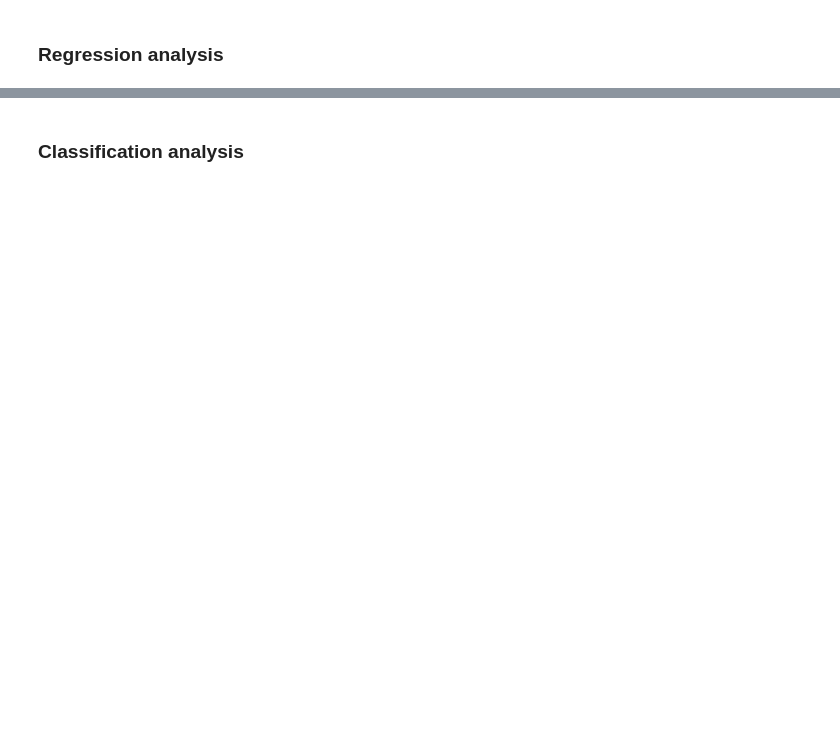
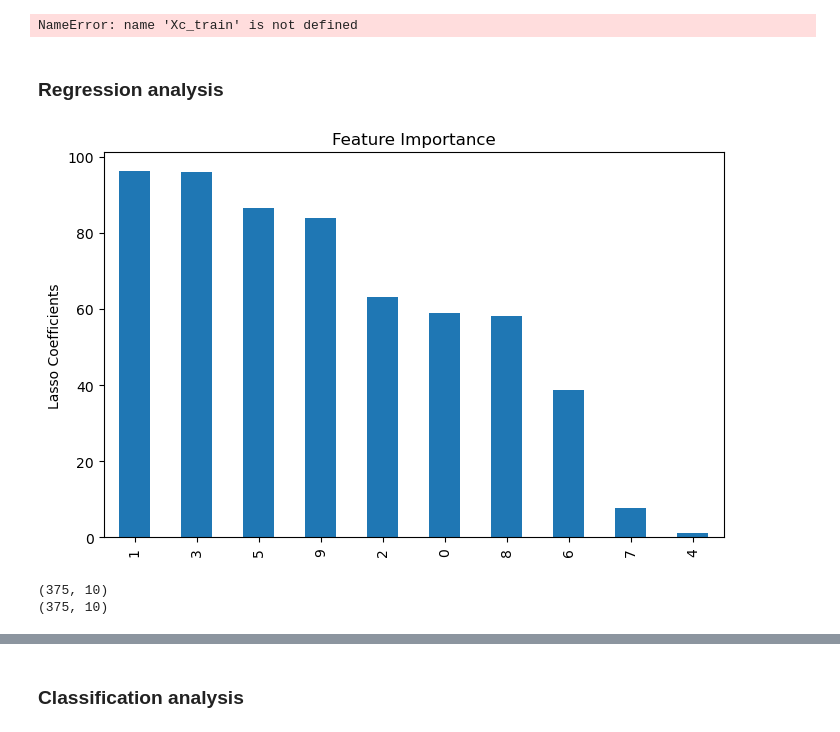
Before and after one commit to micontre/boosted_random_forest, a Jupyter notebook: main.ipynb, the cells around one changed output, grey strips where cells are left out. Drawn from its saved outputs; the diff is of its cells as text; code cells hidden in the pictures; blank space fills up the shorter version.

```diff
--- a/main.ipynb
+++ b/main.ipynb
@@ -23,7 +32,22 @@ sel = select_features()
 sel_features_reg = sel.selection(Xr_train, yr_train)
 sel_features_class = sel.selection(Xc_train, yc_train)
 
-Xr_train, Xr_test = sel.df_feature_selection(Xr_train, Xr_test, sel_features_reg)
-Xc_train, Xc_test = sel.df_feature_selection(Xc_train, Xc_test, sel_features_class)
+Xr_train, Xr_test = sel.df_feature_selection(Xr_train, Xr_test, sel_features = sel_features_reg)
+Xc_train, Xc_test = sel.df_feature_selection(Xc_train, Xc_test, sel_features = sel_features_class)
+# %% [output]
+NameError: name 'Xc_train' is not defined
 # %% [markdown]
 ### Regression analysis
+# %%
+# plot feature importance
+plotter_reg = plots_regression(Xr_train, yr_train, Xr_test, yr_test)
+feat_importance = plotter_reg.plot_feature_importance(sel_features_reg)
+# %% [output]
+[figure, added]
+# %%
+print(Xr_train.shape)
+Xr_train, Xr_test = sel.df_feature_selection(Xr_train, Xr_test, sel_features=None,importance=feat_importance)
+print(Xr_train.shape)
+# %% [output]
+(375, 10)
+(375, 10)
```
Also changed, not shown: parts of 12 cells of this notebook, 10 other files.
